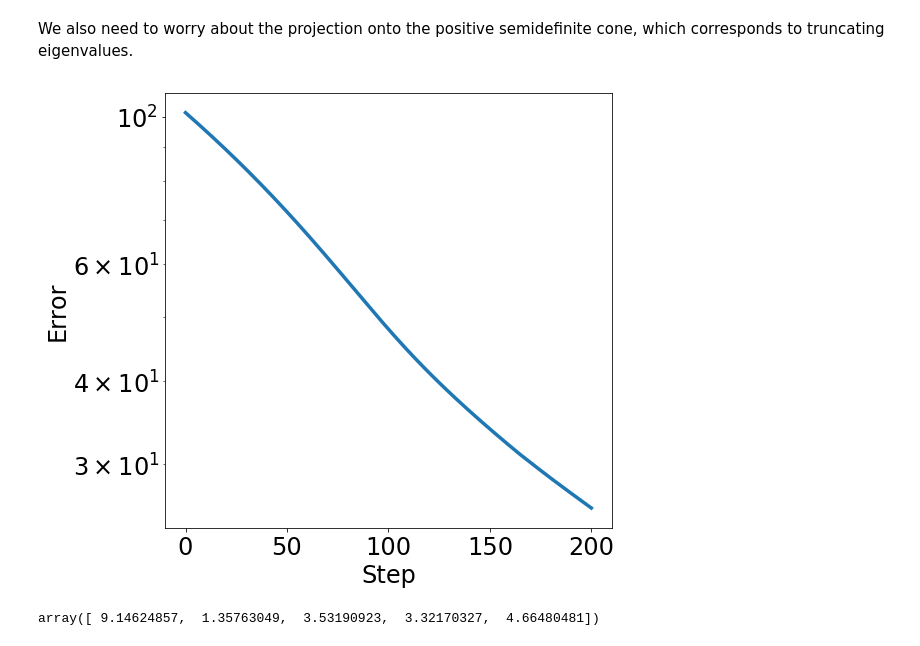
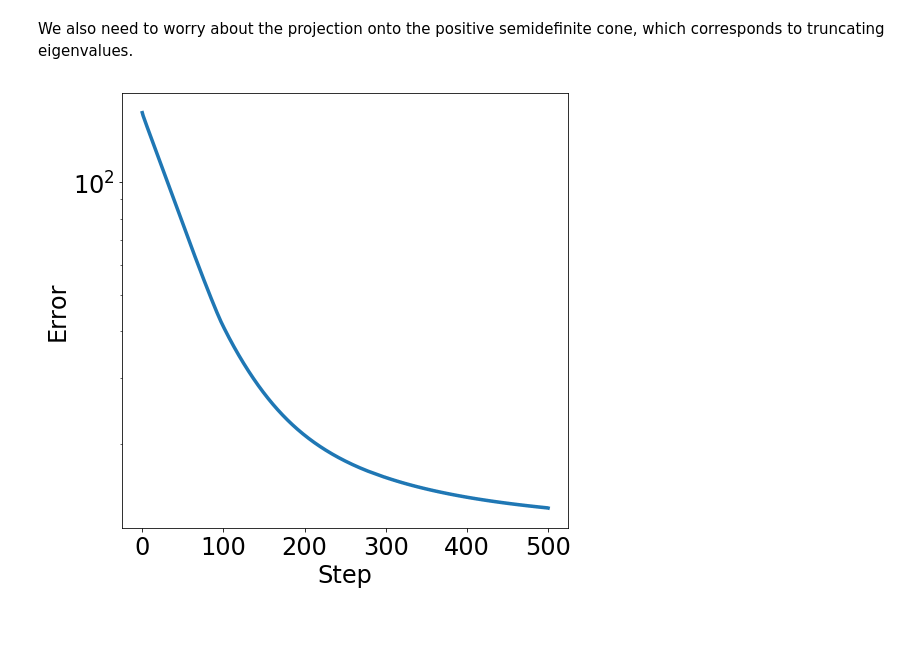
Before and after one commit to ee227c/ee227c.github.io, a Jupyter notebook: code/lecture4.ipynb, the cells around one changed output. Drawn from its saved outputs; the diff is of its cells as text; code cells hidden in the pictures.

```diff
--- a/code/lecture4.ipynb
+++ b/code/lecture4.ipynb
@@ -331,7 +349,7 @@ import autograd.numpy as np
 from autograd import grad
 # %%
 def sparse_inv_cov(S, X, alpha=0.1):
-    return (np.trace(S.dot(X))
+    return (np.trace(S.T.dot(X))
             - np.log(np.linalg.det(X))
             + alpha * np.sum(np.abs(X)))
 # %%
@@ -352,11 +370,7 @@ def projection(X):
 # %%
 A0 = np.random.normal(0, 1, (n,n))
 X0 = A0.dot(A0.T)
-Xs = gradient_descent(X0, [0.01]*200, gradient, projection)
+Xs = gradient_descent(X0, [0.01]*500, gradient, projection)
 error_plot([objective(X) for X in Xs])
 # %% [output]
-[figure, old version]
+[figure, new version]
-# %%
-np.diagonal(S.dot(Xs[-1]))
-# %% [output]
-array([ 9.14624857,  1.35763049,  3.53190923,  3.32170327,  4.66480481])
```
Also changed, not shown: parts of 35 cells of this notebook, 1 other file.
